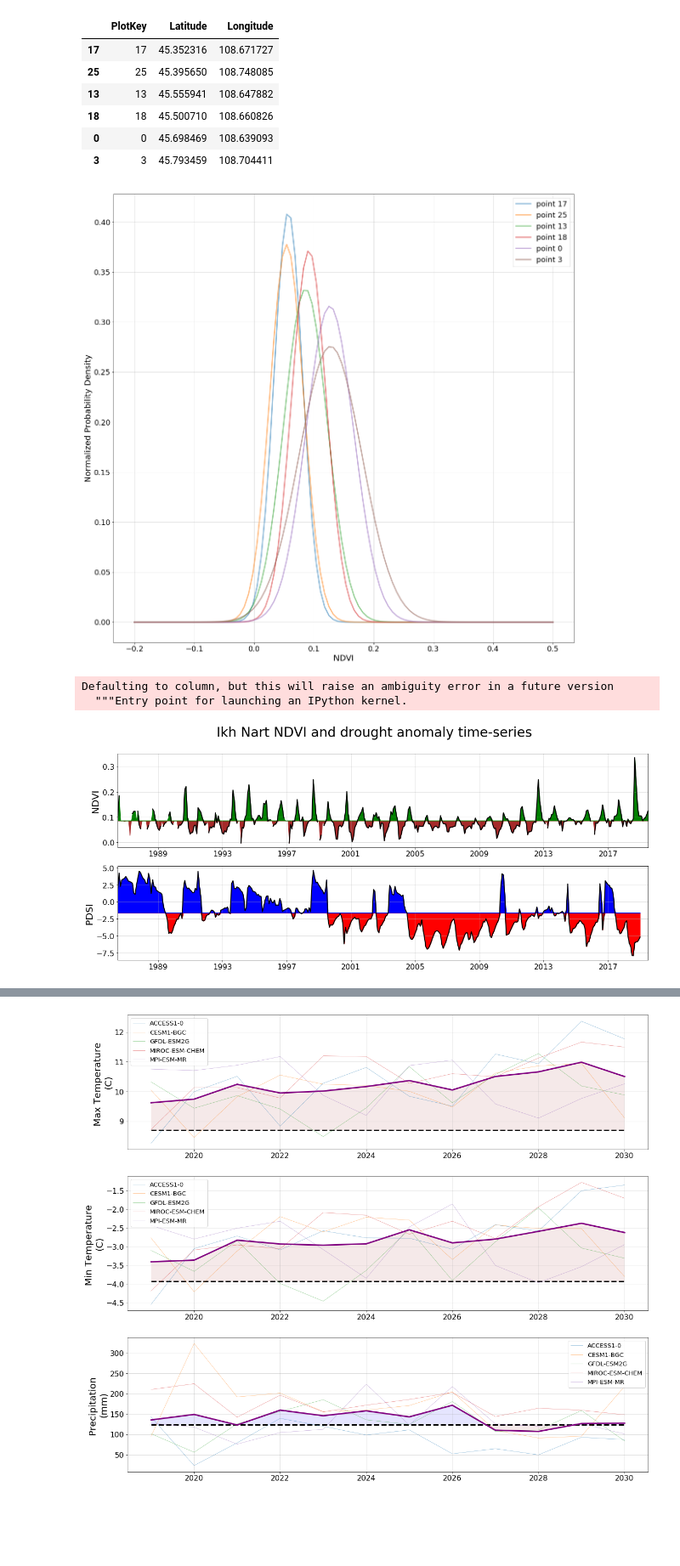
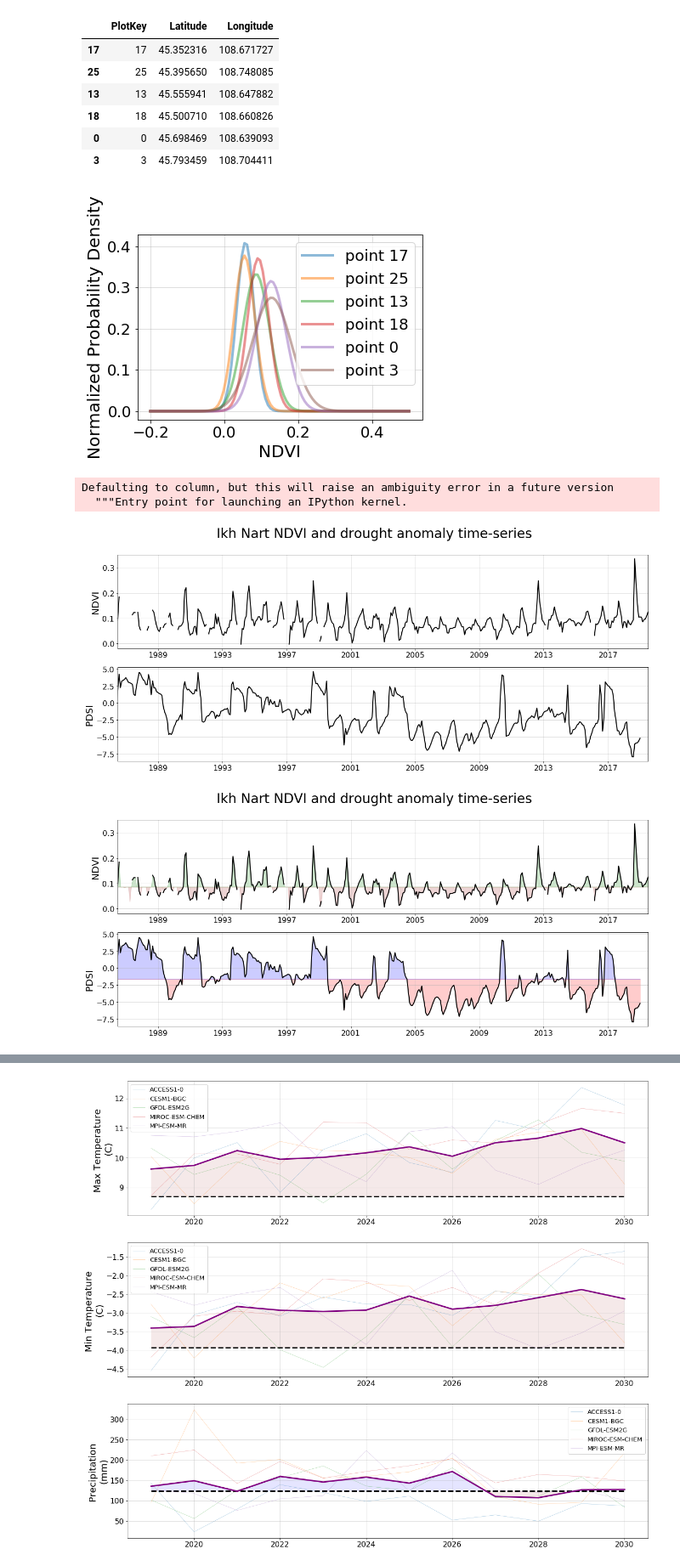
Before and after one commit to csp-inc/ikhnart, a Jupyter notebook: 02-timeseries-analysis.ipynb, the cells around one changed output, grey strips where cells are left out. Shown at 85% size. Saved outputs shown, nothing was run; the diff lists cells and outputs as text; code cells hidden in the pictures; blank space fills up the shorter version.

```diff
--- a/02-timeseries-analysis.ipynb
+++ b/02-timeseries-analysis.ipynb
@@ -13,7 +13,7 @@ ipoints = pd.read_csv('./data/csv/ikhnart_points_v1.csv')
 # %%
 #plot the distribution of ndvis for each point to determine representative samples
 pnts = np.unique(ndvi.location)
-f, ax = plt.subplots(1,1,figsize=(20,20))
+f, ax = plt.subplots(1,1,figsize=(6,4))
 means = np.zeros(len(pnts))
 stds = np.zeros(len(pnts))
 for p in pnts:
@@ -56,22 +56,22 @@ ipoints.iloc[rep_pnts]
 # %%
 #try ploting again with these points
 #plot the distribution of ndvis for each point to determine representative samples
-f, ax = plt.subplots(1,1,figsize=(20,20))
+f, ax = plt.subplots(1,1,figsize=(6,4))
 for p in rep_pnts:
     pnt = ndvi[ndvi.location==p]
     m, s = stats.norm.fit(pnt.NDVI)
     lnspc = np.linspace(-0.2,0.5,100)
     pdf_norm = stats.norm.pdf(lnspc, m, s)
     #a,b,c = stats.gamma.fit(pnt.NDVI)
     #pdf_gamma = stats.gamma.pdf(lnspc, a,b,c)
     ax.plot(lnspc, pdf_norm/np.linalg.norm(pdf_norm), label='point %s'%p, alpha=0.5, lw=3)
 ax.legend(fontsize=18)
 ax.tick_params(axis='both', labelsize=18)
 ax.set_xlabel('NDVI', fontsize=20)
 ax.set_ylabel('Normalized Probability Density', fontsize=20)
 ax.grid(alpha=0.5)
 # %% [output]
-[figure, old version]
+[figure, new version]
 # %%
 ndvi_mu = ndvi.groupby(['img_date']).agg('median')
 ndvi_mu.index = pd.to_datetime(ndvi_mu.index)
@@ -102,6 +102,27 @@ climate_resample.abv[climate_resample.abv<climate_mean] = climate_mean
 climate_resample.bel[climate_resample.bel>climate_mean] = climate_mean
 climate_resample.bel[np.isnan(climate_resample.bel)] = climate_mean
 climate_resample.abv[np.isnan(climate_resample.abv)] = climate_mean
+# %%
+f, ax = plt.subplots(2,1,figsize=(20,8))
+ax[0].plot(ndvi_resample.index, ndvi_resample['NDVI'], \
+           color='black', lw=2)
+ax[1].plot(climate_resample.index, climate_resample[var],\
+           color='black', lw=2)
+
+ax[0].grid(alpha=0.5)
+ax[0].tick_params(axis='both', labelsize=16)
+ax[0].set_ylabel('NDVI', fontsize=20)
+
+ax[1].grid(alpha=0.5)
+ax[1].tick_params(axis='both', labelsize=16)
+ax[1].set_ylabel('PDSI', fontsize=20)
+ax[0].set_xlim(left=ndvi_resample.index[0],right=ndvi_resample.index[-1])
+ax[1].set_xlim(left=ndvi_resample.index[0],right=ndvi_resample.index[-1])
+f.suptitle('Ikh Nart NDVI and drought anomaly time-series',\
+          fontsize=28)
+f.savefig('./out/ikhnart_NDVI_climate_series_no_fill.png', dpi=300, bbox_inches='tight')
+# %% [output]
+[figure, added]
 # %%
 f, ax = plt.subplots(2,1,figsize=(20,8))
 ax[0].plot(ndvi_resample.index, ndvi_resample['NDVI'], \
@@ -110,19 +131,19 @@ ax[1].plot(climate_resample.index, climate_resample[var],\
            color='black', lw=2)
 ax[0].fill_between(ndvi_resample.index, \
                    ndvi_mean, \
-                   ndvi_resample['bel'], color='brown')
+                   ndvi_resample['bel'], color='brown', alpha=0.2)
 ax[0].fill_between(ndvi_resample.index, \
                    ndvi_mean, \
-                   ndvi_resample['abv'], color='green')
+                   ndvi_resample['abv'], color='green', alpha=0.2)
 ax[0].grid(alpha=0.5)
 ax[0].tick_params(axis='both', labelsize=16)
 ax[0].set_ylabel('NDVI', fontsize=20)
 ax[1].fill_between(climate_resample.index, \
                    climate_mean, \
-                   climate_resample['bel'], color='red')
+                   climate_resample['bel'], color='red', alpha=0.2)
 ax[1].fill_between(climate_resample.index, \
                    climate_mean, \
-                   climate_resample['abv'], color='blue')
+                   climate_resample['abv'], color='blue', alpha=0.2)
 
 ax[1].grid(alpha=0.5)
 ax[1].tick_params(axis='both', labelsize=16)
@@ -133,7 +154,7 @@ f.suptitle('Ikh Nart NDVI and drought anomaly time-series',\
           fontsize=28)
 f.savefig('./out/ikhnart_NDVI_climate_series.png', dpi=300, bbox_inches='tight')
 # %% [output]
-[figure, old version]
+[figure, new version]
 # %%
 ts = '1y'
 ndvi_resample = ndvi_mu.resample(ts).mean()
```
Also changed, not shown: parts of 6 cells of this notebook, 7 other files.
